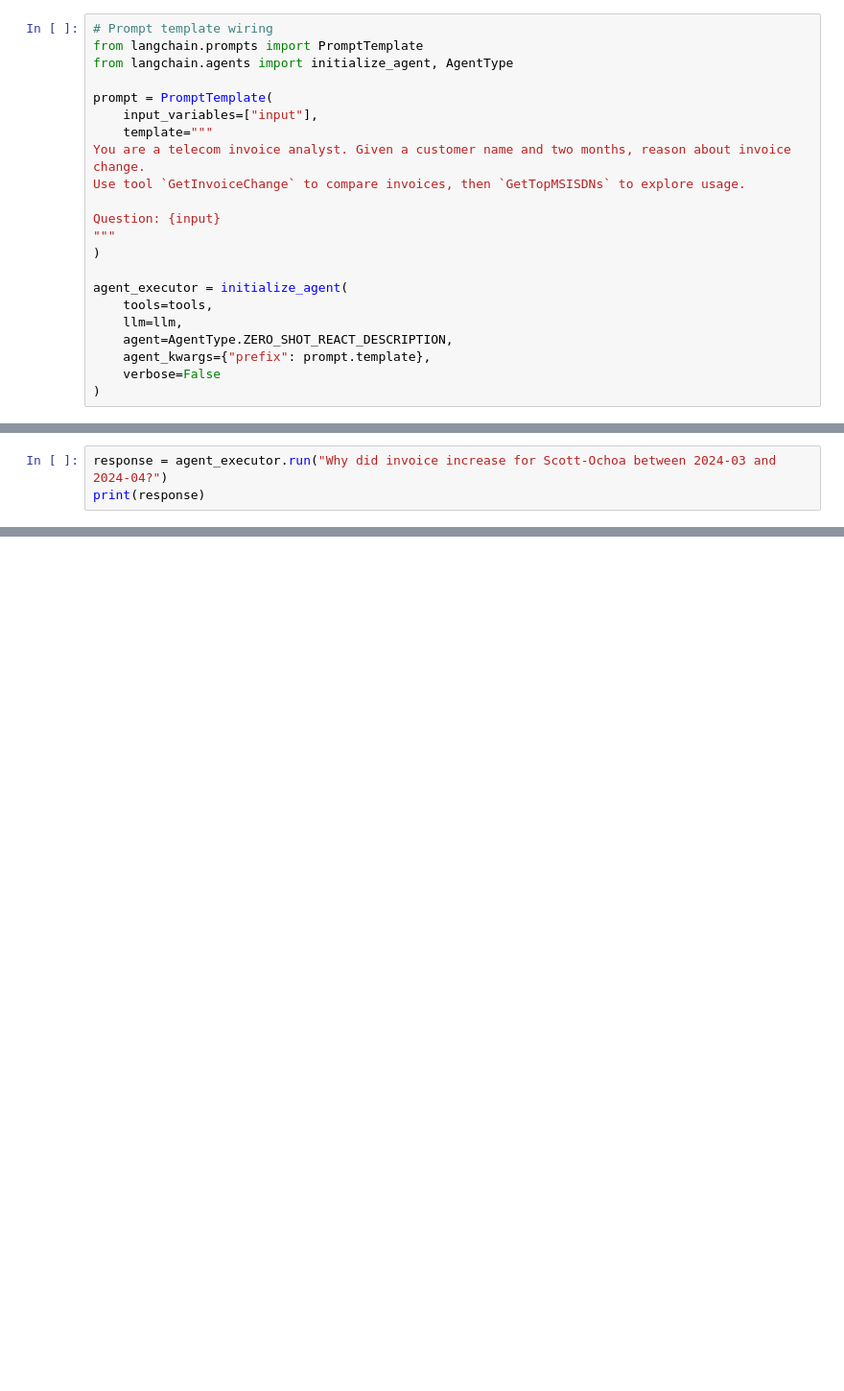
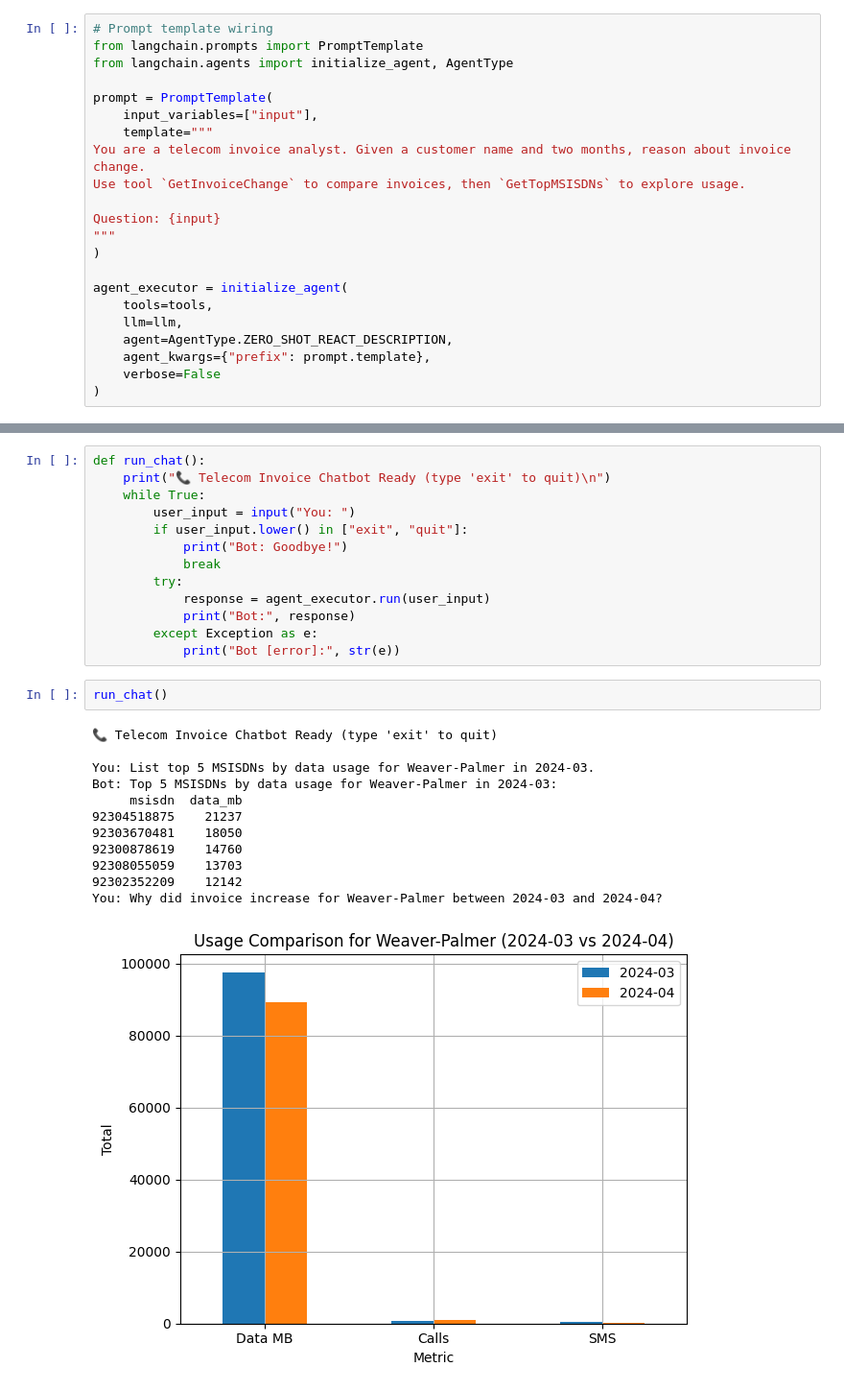
Before and after one commit to hammaduu/LLMs, a Jupyter notebook: InvoiceBot_Pilot_Cleaned.ipynb, the cells around one changed output, grey strips where cells are left out. Shown at 96% size. Drawn from its saved outputs; the diff is of its cells as text; blank space fills up the shorter version.

```diff
--- a/InvoiceBot_Pilot_Cleaned.ipynb
+++ b/InvoiceBot_Pilot_Cleaned.ipynb
@@ -329,3 +321,0 @@ Top 5 MSISDNs (by data usage in 2024-04):
-# %%
-response = agent_executor.run("Why did invoice increase for Scott-Ochoa between 2024-03 and 2024-04?")
-print(response)
@@ -370,0 +349,28 @@ msisdn_usage_df[
+# %%
+def run_chat():
+    print("📞 Telecom Invoice Chatbot Ready (type 'exit' to quit)\n")
+    while True:
+        user_input = input("You: ")
+        if user_input.lower() in ["exit", "quit"]:
+            print("Bot: Goodbye!")
+            break
+        try:
+            response = agent_executor.run(user_input)
+            print("Bot:", response)
+        except Exception as e:
+            print("Bot [error]:", str(e))
+# %%
+run_chat()
+# %% [output]
+📞 Telecom Invoice Chatbot Ready (type 'exit' to quit)
+
+You: List top 5 MSISDNs by data usage for Weaver-Palmer in 2024-03.
+Bot: Top 5 MSISDNs by data usage for Weaver-Palmer in 2024-03:
+     msisdn  data_mb
+92304518875    21237
+92303670481    18050
+92300878619    14760
+92308055059    13703
+92302352209    12142
+You: Why did invoice increase for Weaver-Palmer between 2024-03 and 2024-04?
+[figure, added]
```
Also changed, not shown: parts of 6 cells of this notebook.
